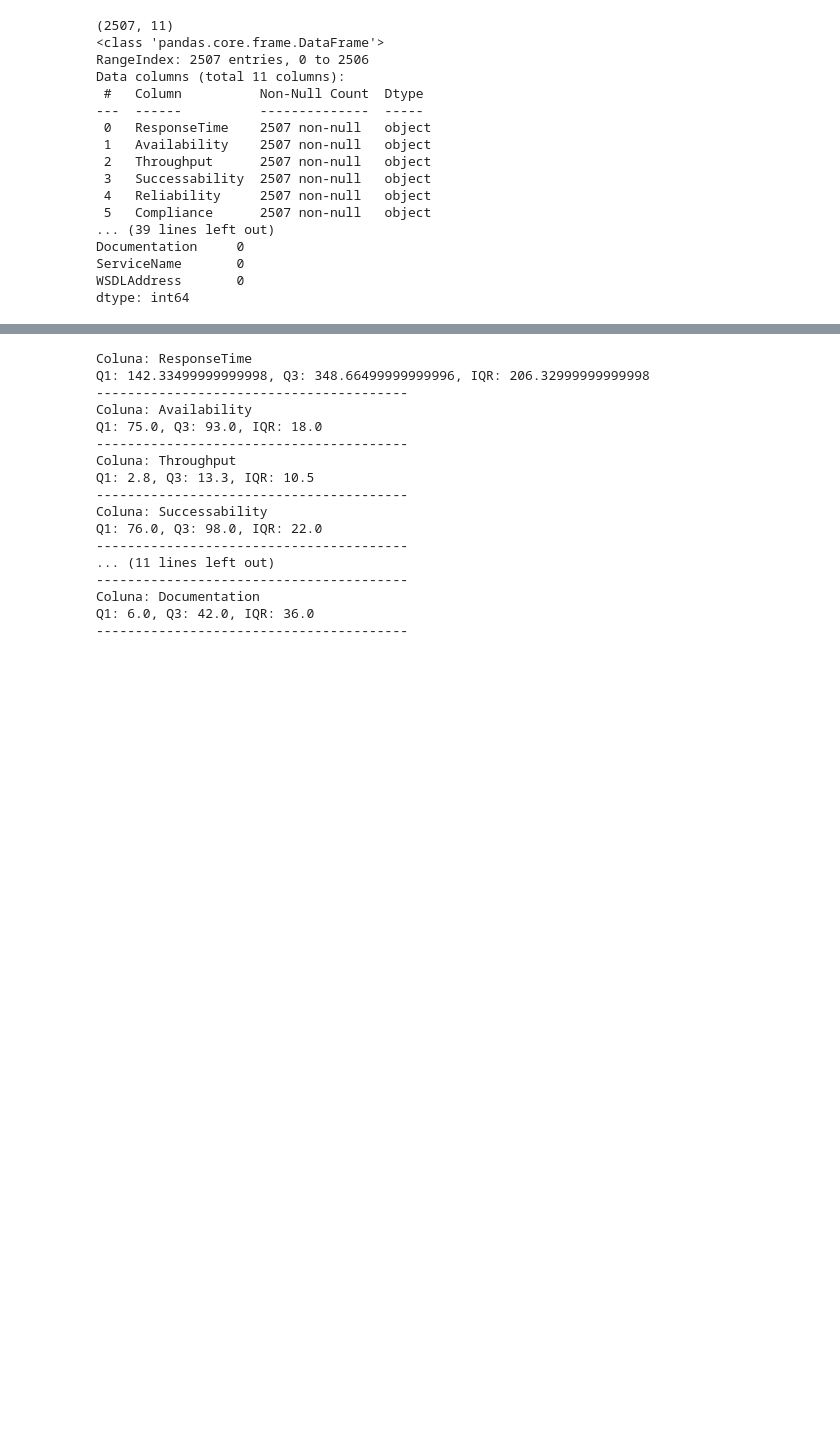
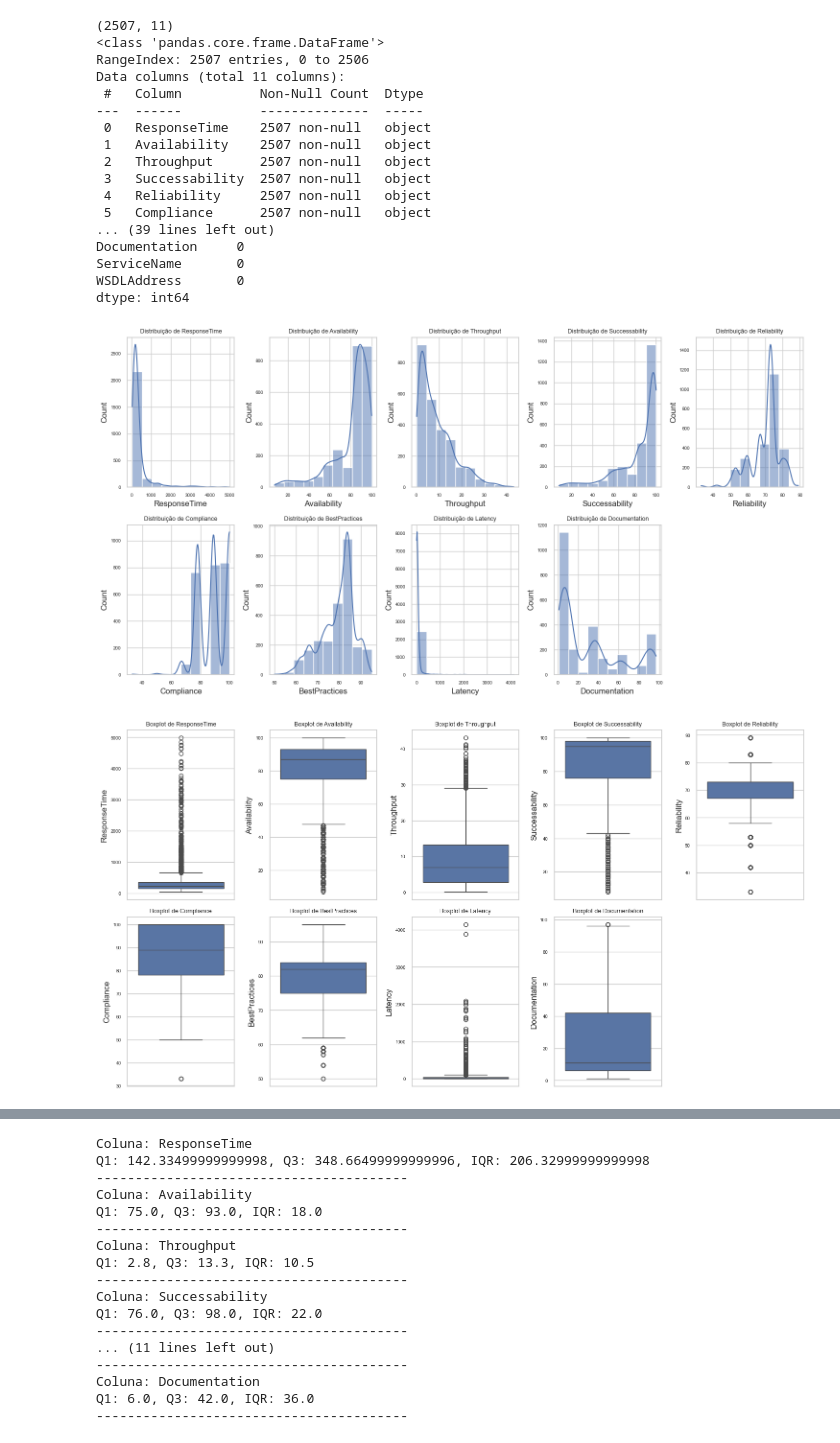
Before and after one commit to MarianaChav/Route25_project, a Jupyter notebook: 1_test.ipynb, the cells around one changed output, grey strips where cells are left out. Drawn from its saved outputs; the diff is of its cells as text; code cells hidden in the pictures; blank space fills up the shorter version.

Commit message:
week47 - model and visualization imporvements

```diff
--- a/1_test.ipynb
+++ b/1_test.ipynb
@@ -86,14 +90,0 @@ for col in df.columns[:-2]:  # exceto ServiceName e WSDLAddress
-# %%
-
-# Imputação numérica
-numeric_cols = df.select_dtypes(include=['float64', 'int64']).columns
-df[numeric_cols] = df[numeric_cols].fillna(df[numeric_cols].median())
-
-if len(numeric_cols) > 0:
-    df_encoded[numeric_cols] = scaler.fit_transform(df_encoded[numeric_cols])
-else:
-    print("Nenhuma coluna numérica encontrada.")
-
-# Imputação categórica
-categorical_cols = ['ServiceName', 'WSDLAddress']  # variáveis categóricas
-df[categorical_cols] = df[categorical_cols].fillna(df[categorical_cols].mode().iloc[0])
@@ -99,0 +95,44 @@ df[categorical_cols] = df[categorical_cols].fillna(df[categorical_cols].mode().i
+# %%
+numeric_cols = ['ResponseTime','Availability','Throughput','Successability','Reliability','Compliance','BestPractices','Latency','Documentation']
+df[numeric_cols] = df[numeric_cols].apply(pd.to_numeric)
+
+sns.set_theme(style="whitegrid")
+
+# Número de colunas por linha
+cols_per_row = math.ceil(len(numeric_cols)/2)
+
+# 1. Histogramas em duas linhas
+fig, axes = plt.subplots(nrows=2, ncols=cols_per_row, figsize=(15, 8))
+axes = axes.flatten()
+for i, col in enumerate(numeric_cols):
+    sns.histplot(df[col], bins=10, kde=True, ax=axes[i])
+    axes[i].set_title(f"Distribuição de {col}", fontsize=9)
+    axes[i].tick_params(axis='x', labelsize=7)
+    axes[i].tick_params(axis='y', labelsize=7)
+# Ocultar subplots extras
+for j in range(len(numeric_cols), len(axes)):
+    axes[j].axis('off')
+plt.tight_layout()
+plt.show()
+
+# 2. Boxplots em duas linhas
+fig, axes = plt.subplots(nrows=2, ncols=cols_per_row, figsize=(15, 8))
+axes = axes.flatten()
+for i, col in enumerate(numeric_cols):
+    sns.boxplot(y=df[col], ax=axes[i])
+    axes[i].set_title(f"Boxplot de {col}", fontsize=9)
+    axes[i].tick_params(axis='y', labelsize=7)
+for j in range(len(numeric_cols), len(axes)):
+    axes[j].axis('off')
+plt.tight_layout()
+plt.show()
+
+# 3. Matriz de correlação separada
+corr = df[numeric_cols].corr()
+plt.figure(figsize=(8,6))
+sns.heatmap(corr, annot=True, fmt=".2f", cmap="coolwarm")
+plt.title("Matriz de Correlação")
+plt.show()
+# %% [output]
+[figure, added]
+[figure, added]
```
Also changed, not shown: parts of 14 cells of this notebook, 8 other files.
